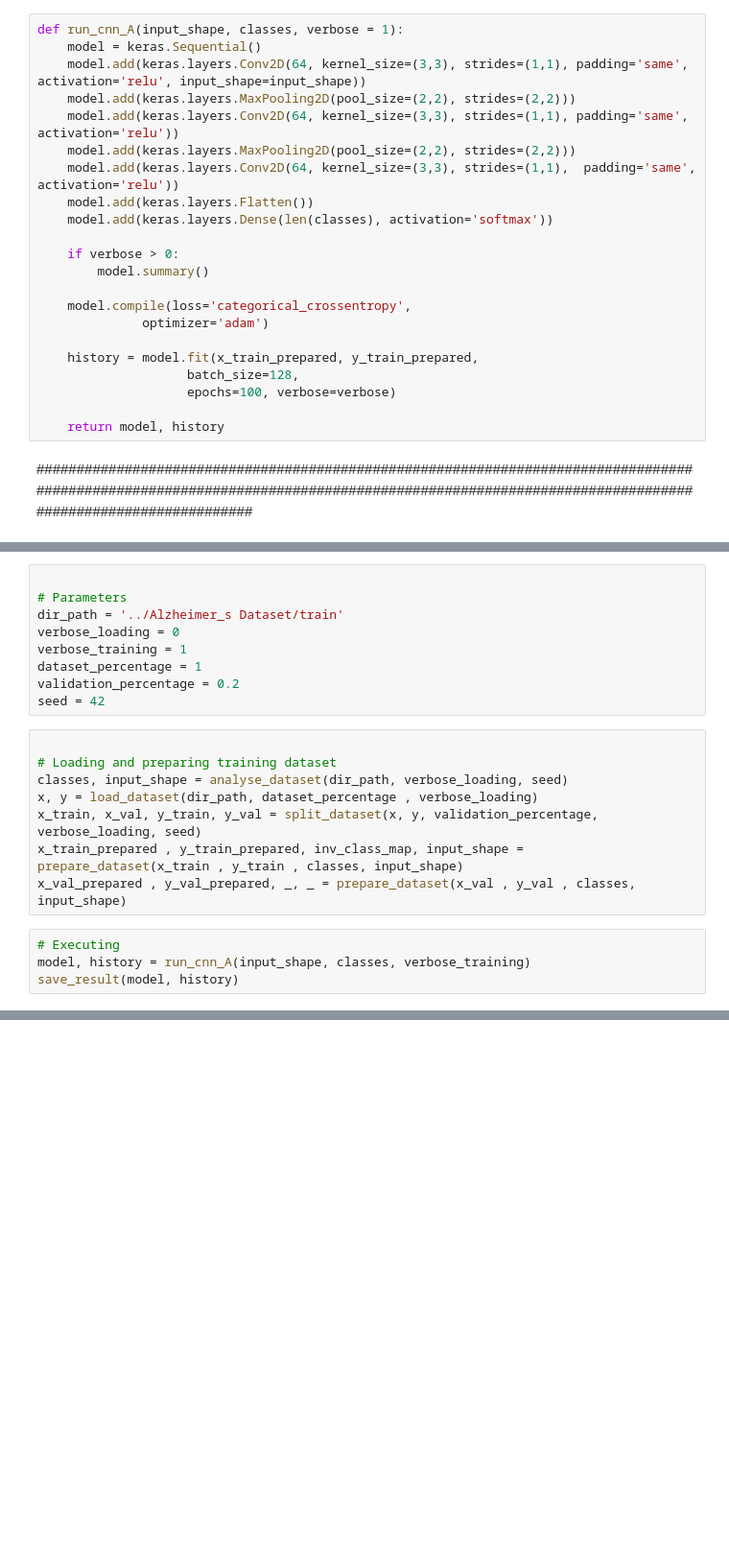
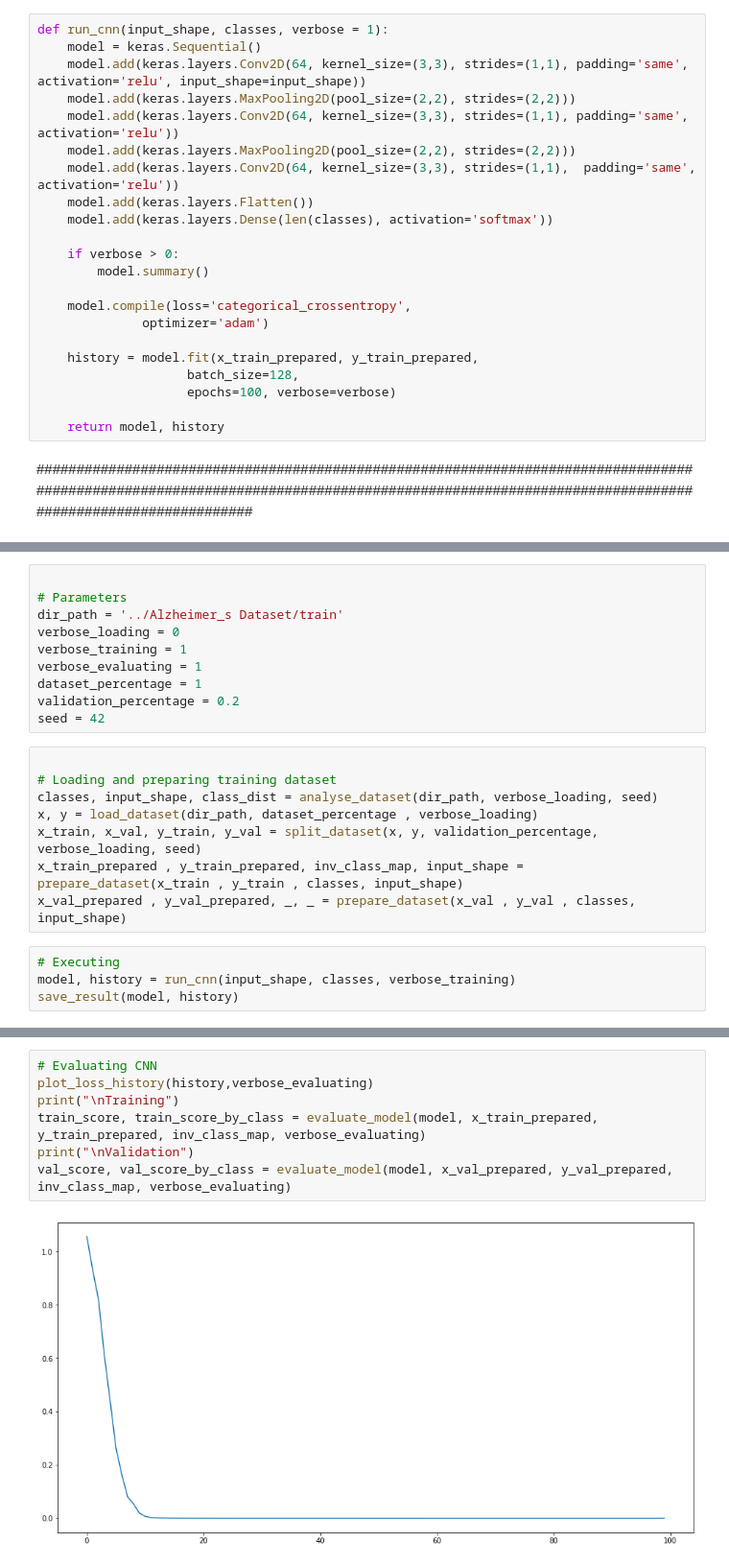
Before and after one commit to ishibeissao/alzheimer, a Jupyter notebook: alzheimer.ipynb, the cells around one changed output, grey strips where cells are left out. Shown: that part at 96% size. Saved outputs shown, nothing was run; the diff lists cells and outputs as text; blank space fills up the shorter version.

```diff
--- a/alzheimer.ipynb
+++ b/alzheimer.ipynb
@@ -178,7 +198,7 @@ def load_prepare_dataset(dir_path, val_size = 0.2, dataset_percentage = 1, verbo
 # %% [markdown]
 ###############################################################################################################################################################################################
 # %%
-def run_cnn_A(input_shape, classes, verbose = 1):
+def run_cnn(input_shape, classes, verbose = 1):
     model = keras.Sequential()
     model.add(keras.layers.Conv2D(64, kernel_size=(3,3), strides=(1,1), padding='same', activation='relu', input_shape=input_shape))
     model.add(keras.layers.MaxPooling2D(pool_size=(2,2), strides=(2,2)))
@@ -207,18 +232,19 @@ def run_cnn_A(input_shape, classes, verbose = 1):
 dir_path = '../Alzheimer_s Dataset/train'
 verbose_loading = 0
 verbose_training = 1
+verbose_evaluating = 1
 dataset_percentage = 1
 validation_percentage = 0.2
 seed = 42
 # %%
 
 # Loading and preparing training dataset
-classes, input_shape = analyse_dataset(dir_path, verbose_loading, seed)
+classes, input_shape, class_dist = analyse_dataset(dir_path, verbose_loading, seed)
 x, y = load_dataset(dir_path, dataset_percentage , verbose_loading)
 x_train, x_val, y_train, y_val = split_dataset(x, y, validation_percentage, verbose_loading, seed)
 x_train_prepared , y_train_prepared, inv_class_map, input_shape = prepare_dataset(x_train , y_train , classes, input_shape)
 x_val_prepared , y_val_prepared, _, _ = prepare_dataset(x_val , y_val , classes, input_shape)
 # %%
 # Executing
-model, history = run_cnn_A(input_shape, classes, verbose_training)
+model, history = run_cnn(input_shape, classes, verbose_training)
 save_result(model, history)
@@ -227,0 +269,9 @@ evaluate_model(model, x_train_prepared, x_val_prepared, y_train_prepared, y_val_
+# %%
+# Evaluating CNN
+plot_loss_history(history,verbose_evaluating)
+print("\nTraining")
+train_score, train_score_by_class = evaluate_model(model, x_train_prepared, y_train_prepared, inv_class_map, verbose_evaluating)
+print("\nValidation")
+val_score, val_score_by_class = evaluate_model(model, x_val_prepared, y_val_prepared, inv_class_map, verbose_evaluating)
+# %% [output]
+[figure, added]
```
Also changed, not shown: parts of 12 cells of this notebook, 1 other file.
